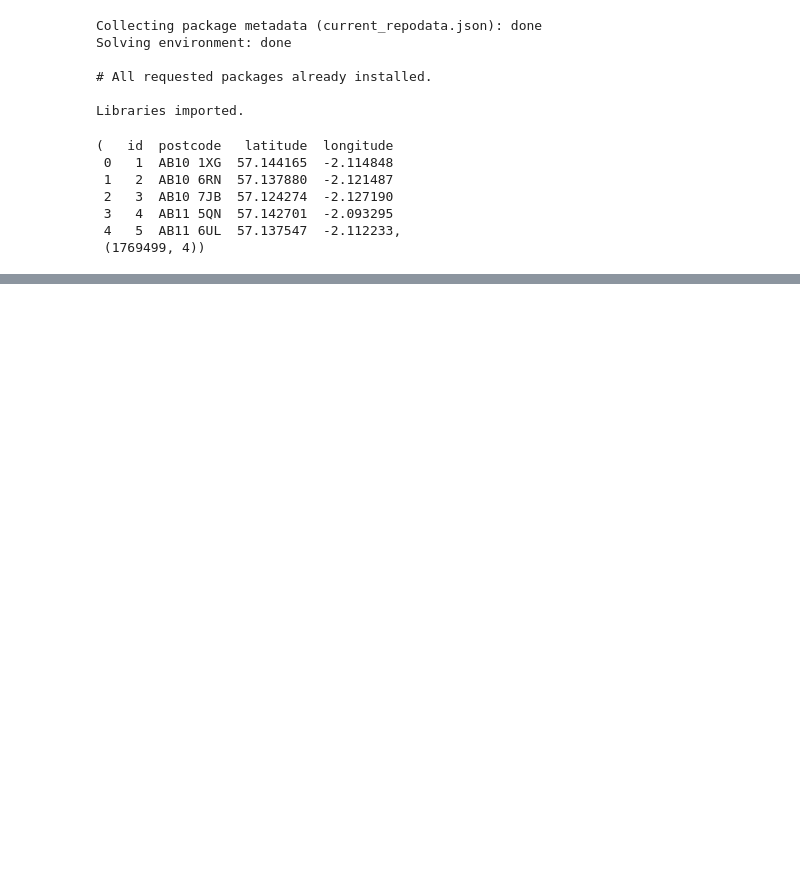
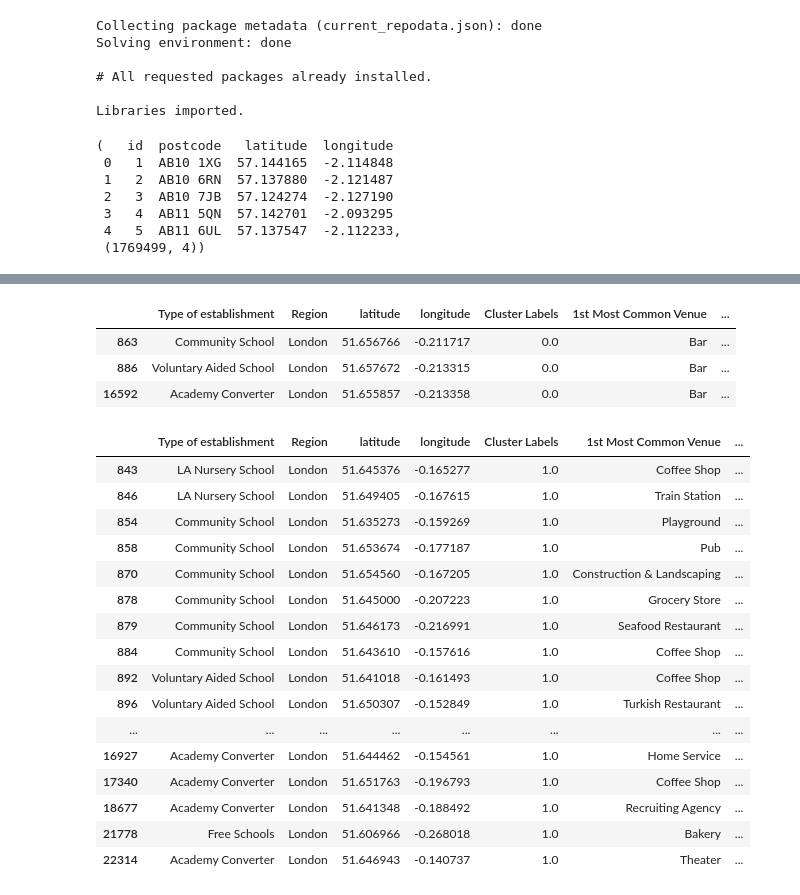
Before and after one commit to kitwang1/CapstoneProject, a Jupyter notebook: CapstoneProjectWeek4and5.ipynb, the cells around one changed output, grey strips where cells are left out. Drawn from its saved outputs; the diff is of its cells as text; code cells hidden in the pictures; blank space fills up the shorter version.

```diff
--- a/CapstoneProjectWeek4and5.ipynb
+++ b/CapstoneProjectWeek4and5.ipynb
@@ -73,0 +575,27 @@ postcode.head(), postcode.shape
+# %%
+london_merged.loc[london_merged['Cluster Labels'] == 0, london_merged.columns[[1] + list(range(5, london_merged.shape[1]))]]
+# %% [output]
+|  | Type of establishment | Region | latitude | longitude | Cluster Labels | 1st Most Common Venue | ... |
+| 863 | Community School | London | 51.656766 | -0.211717 | 0.0 | Bar | ... |
+| 886 | Voluntary Aided School | London | 51.657672 | -0.213315 | 0.0 | Bar | ... |
+| 16592 | Academy Converter | London | 51.655857 | -0.213358 | 0.0 | Bar | ... |
+# %%
+london_merged.loc[london_merged['Cluster Labels'] == 1, london_merged.columns[[1] + list(range(5, london_merged.shape[1]))]]
+# %% [output]
+|  | Type of establishment | Region | latitude | longitude | Cluster Labels | 1st Most Common Venue | ... |
+| 843 | LA Nursery School | London | 51.645376 | -0.165277 | 1.0 | Coffee Shop | ... |
+| 846 | LA Nursery School | London | 51.649405 | -0.167615 | 1.0 | Train Station | ... |
+| 854 | Community School | London | 51.635273 | -0.159269 | 1.0 | Playground | ... |
+| 858 | Community School | London | 51.653674 | -0.177187 | 1.0 | Pub | ... |
+| 870 | Community School | London | 51.654560 | -0.167205 | 1.0 | Construction & Landscaping | ... |
+| 878 | Community School | London | 51.645000 | -0.207223 | 1.0 | Grocery Store | ... |
+| 879 | Community School | London | 51.646173 | -0.216991 | 1.0 | Seafood Restaurant | ... |
+| 884 | Community School | London | 51.643610 | -0.157616 | 1.0 | Coffee Shop | ... |
+| 892 | Voluntary Aided School | London | 51.641018 | -0.161493 | 1.0 | Coffee Shop | ... |
+| 896 | Voluntary Aided School | London | 51.650307 | -0.152849 | 1.0 | Turkish Restaurant | ... |
+| ... | ... | ... | ... | ... | ... | ... | ... |
+| 16927 | Academy Converter | London | 51.644462 | -0.154561 | 1.0 | Home Service | ... |
+| 17340 | Academy Converter | London | 51.651763 | -0.196793 | 1.0 | Coffee Shop | ... |
+| 18677 | Academy Converter | London | 51.641348 | -0.188492 | 1.0 | Recruiting Agency | ... |
+| 21778 | Free Schools | London | 51.606966 | -0.268018 | 1.0 | Bakery | ... |
+| 22314 | Academy Converter | London | 51.646943 | -0.140737 | 1.0 | Theater | ... |
```
Also changed, not shown: parts of 38 cells of this notebook.
